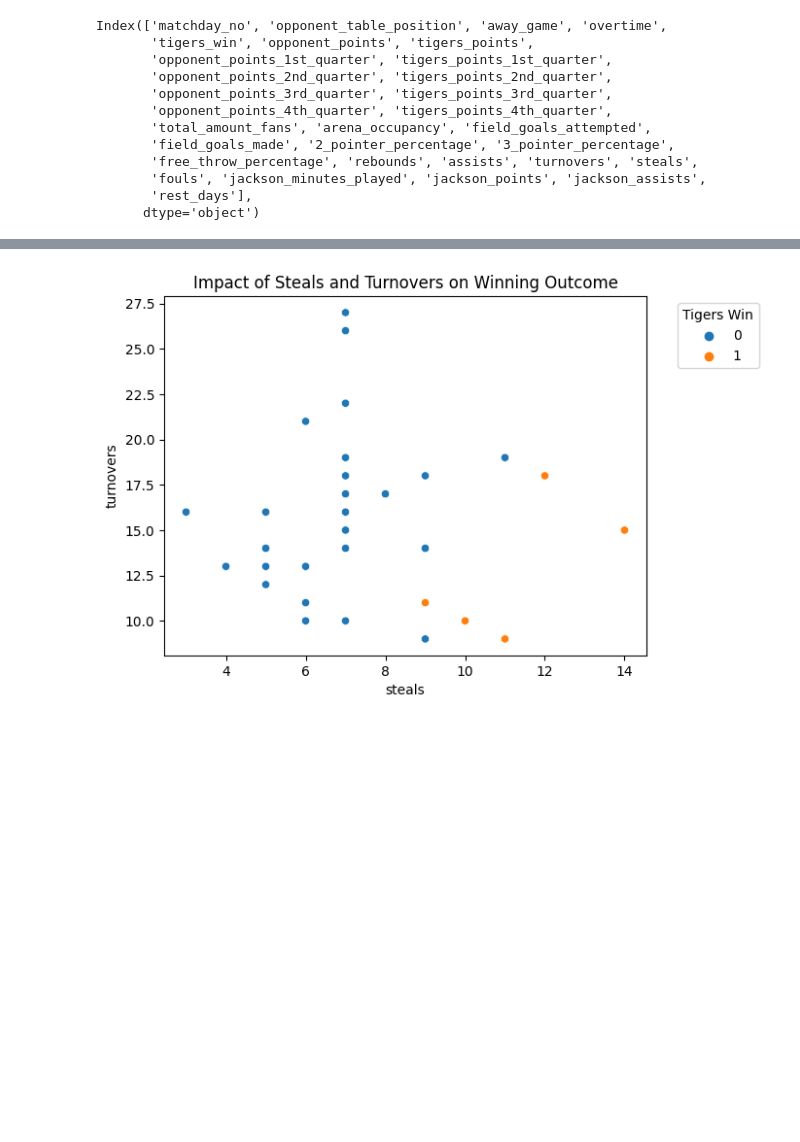
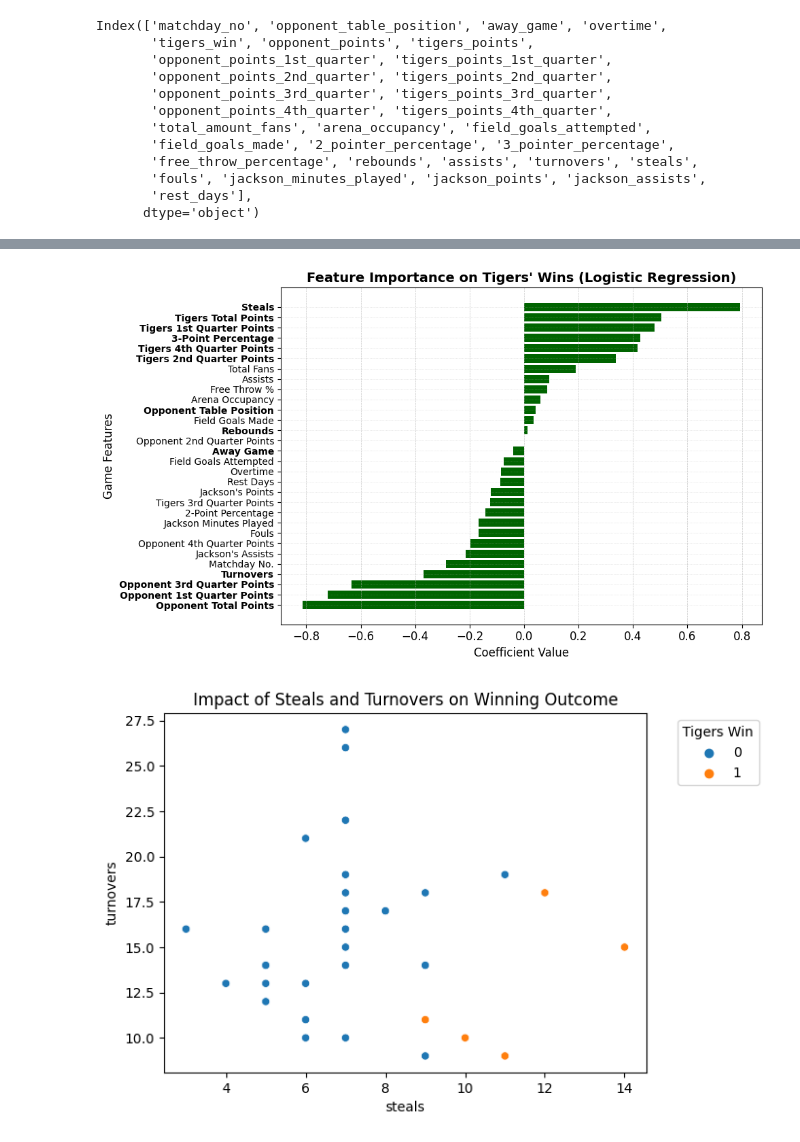
Before and after one commit to dxmme/T-biTigers, a Jupyter notebook: src/plots_tigers.ipynb, the cells around one changed output, grey strips where cells are left out. Drawn from its saved outputs; the diff is of its cells as text; code cells hidden in the pictures; blank space fills up the shorter version.

```diff
--- a/src/plots_tigers.ipynb
+++ b/src/plots_tigers.ipynb
@@ -78,3 +36,88 @@ dtype: float64
+# %%
+df = data
+X = df.drop("tigers_win", axis=1)
+y = df["tigers_win"]
+
+# Standardize features
+scaler = StandardScaler()
+X_scaled = scaler.fit_transform(X)
+
+# Logistic Regression to identify important features
+model = LogisticRegression()
+model.fit(X_scaled, y)
+
+# Feature importance abrufen
+importance = pd.Series(model.coef_[0], index=X.columns).sort_values()
+
+# === 2) Manuelle Feature-Namen-Zuordnung ===
+feature_names = {
+    "steals": "Steals",
+    "tigers_points": "Tigers Total Points",
+    "tigers_points_1st_quarter": "Tigers 1st Quarter Points",
+    "3_pointer_percentage": "3-Point Percentage",
+    "tigers_points_4th_quarter": "Tigers 4th Quarter Points",
+    "tigers_points_2nd_quarter": "Tigers 2nd Quarter Points",
+    "total_amount_fans": "Total Fans",
+    "assists": "Assists",
+    "free_throw_percentage": "Free Throw %",
+    "arena_occupancy": "Arena Occupancy",
+    "opponent_table_position": "Opponent Table Position",
+    "field_goals_made": "Field Goals Made",
+    "rebounds": "Rebounds",
+    "opponent_points_2nd_quarter": "Opponent 2nd Quarter Points",
+    "away_game": "Away Game",
+    "field_goals_attempted": "Field Goals Attempted",
+    "overtime": "Overtime",
+    "rest_days": "Rest Days",
+    "jackson_points": "Jackson's Points",
+    "tigers_points_3rd_quarter": "Tigers 3rd Quarter Points",
+    "2_pointer_percentage": "2-Point Percentage",
+    "jackson_minutes_played": "Jackson Minutes Played",
+    "fouls": "Fouls",
+    "opponent_points_4th_quarter": "Opponent 4th Quarter Points",
+    "jackson_assists": "Jackson's Assists",
+    "matchday_no": "Matchday No.",
+    "turnovers": "Turnovers",
+    "opponent_points_3rd_quarter": "Opponent 3rd Quarter Points",
+    "opponent_points_1st_quarter": "Opponent 1st Quarter Points",
+    "opponent_points": "Opponent Total Points"
+}
+
+# Features für die rosafarbene Umrandung
+highlighted_features = [
+    "steals", "tigers_points", "3_pointer_percentage",
+    "tigers_points_1st_quarter", "tigers_points_2nd_quarter", "tigers_points_4th_quarter",
+    "opponent_points", "opponent_points_1st_quarter", "opponent_points_3rd_quarter",
+    "turnovers", "rebounds", "away_game", "opponent_table_position"
+]
+
+# Feature-Namen im Plot ersetzen
+importance.index = [feature_names.get(feature, feature) for feature in importance.index]
+
+# Plot erstellen
+fig, ax = plt.subplots(figsize=(10, 6))
+bars = ax.barh(importance.index, importance.values, color="#006400")
+
+# Fettdruck für bestimmte Feature-Namen
+for label in ax.get_yticklabels():
+    if label.get_text() in [feature_names.get(f, f) for f in highlighted_features]:
+        label.set_fontweight('bold')
+
+# Verbesserte Labels & Formatierungen
+ax.set_title("Feature Importance on Tigers' Wins (Logistic Regression)", fontsize=14, fontweight='bold')
+ax.set_xlabel("Coefficient Value", fontsize=12)
+ax.set_ylabel("Game Features", fontsize=12)
+ax.tick_params(axis='x', labelsize=12)
+ax.tick_params(axis='y', labelsize=10)
+ax.xaxis.grid(True, linestyle='--', linewidth=0.5, alpha=0.7)
+ax.yaxis.grid(True, linestyle=':', linewidth=0.5, alpha=0.5)
+
+
+plt.tight_layout()
+plt.savefig('plots/log_feature_importance_tigers.pdf')
+plt.show()
+# %% [output]
+[figure, added]
 # %%
 sns.scatterplot(data=data, x="steals", y="turnovers", hue="tigers_win")
 plt.title("Impact of Steals and Turnovers on Winning Outcome")
```
Also changed, not shown: parts of 3 cells of this notebook, 3 other files.
